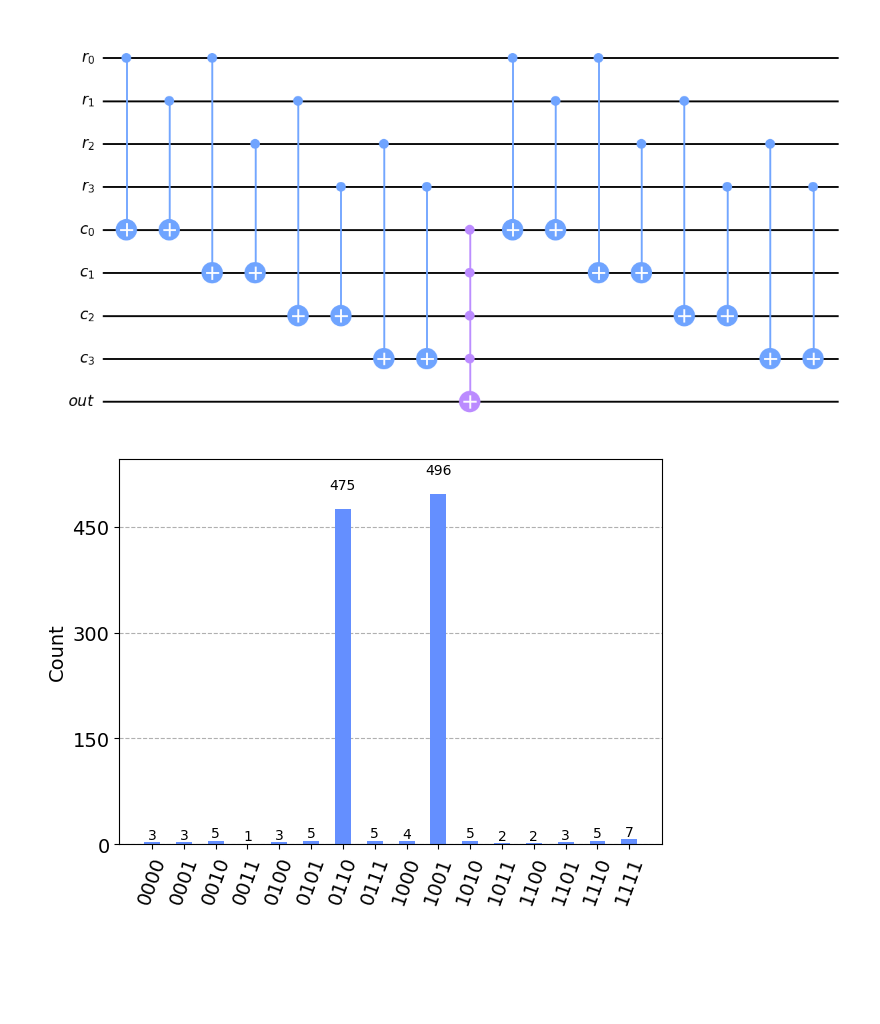
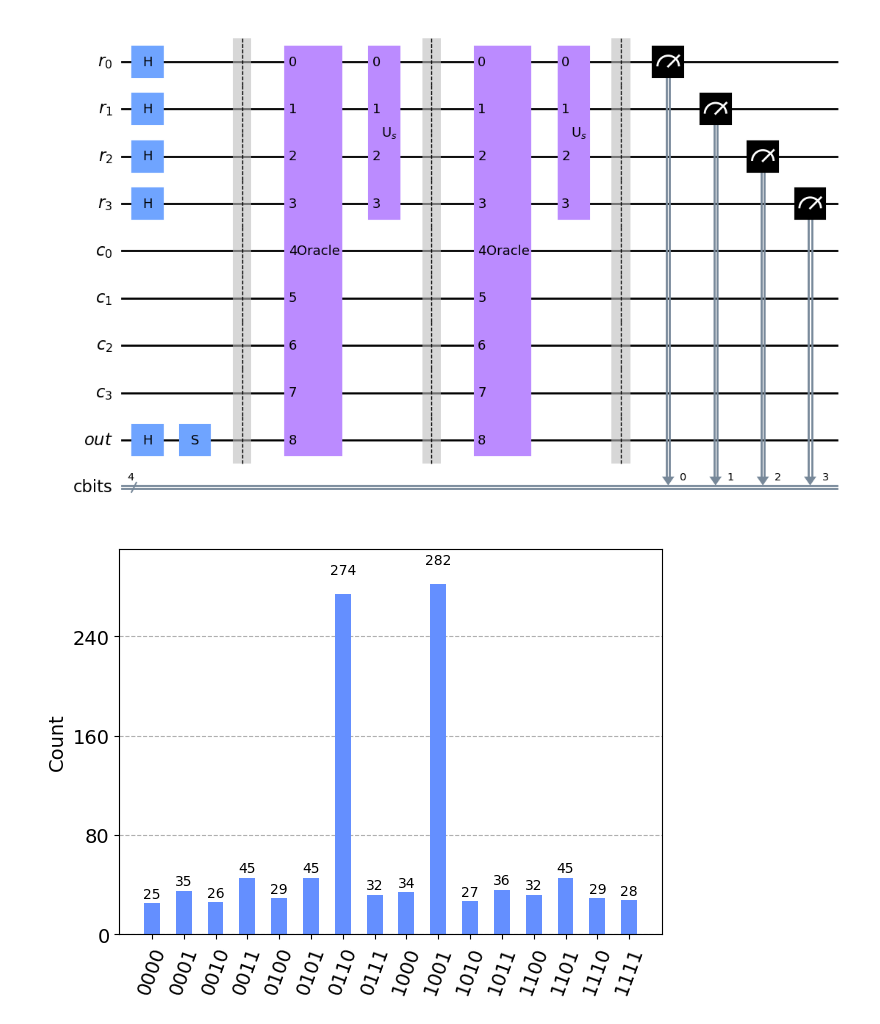
Before and after one commit to Crexzyz/grover-experiment, a Jupyter notebook: src/qiskit_grover.ipynb, the cells around one changed output. Cells and saved outputs as stored; diff of their text form; code cells hidden in the pictures; blank space fills up the shorter version.

```diff
--- a/src/qiskit_grover.ipynb
+++ b/src/qiskit_grover.ipynb
@@ -1,15 +1,15 @@
 # %%
 from qiskit_grover import QiskitGrover
 
 grover = QiskitGrover()
-# grover.Build()
-# qc = grover.qc
+grover.Build()
+qc = grover.qc
 
-qc = grover.Oracle()
+# qc = grover.Oracle()
 
 qc.draw(output="mpl")
 # %% [output]
-[figure, old version]
+[figure, new version]
 # %%
 from qiskit import Aer, transpile
 from qiskit.visualization import plot_histogram
@@ -20,4 +20,4 @@ transpiled_qc = transpile(qc, aer_simulator)
 result = aer_simulator.run(transpiled_qc).result()
 plot_histogram(result.get_counts())
 # %% [output]
-[figure, old version]
+[figure, new version]
```
Also changed, not shown: parts of 1 cell of this notebook, 1 other file.
